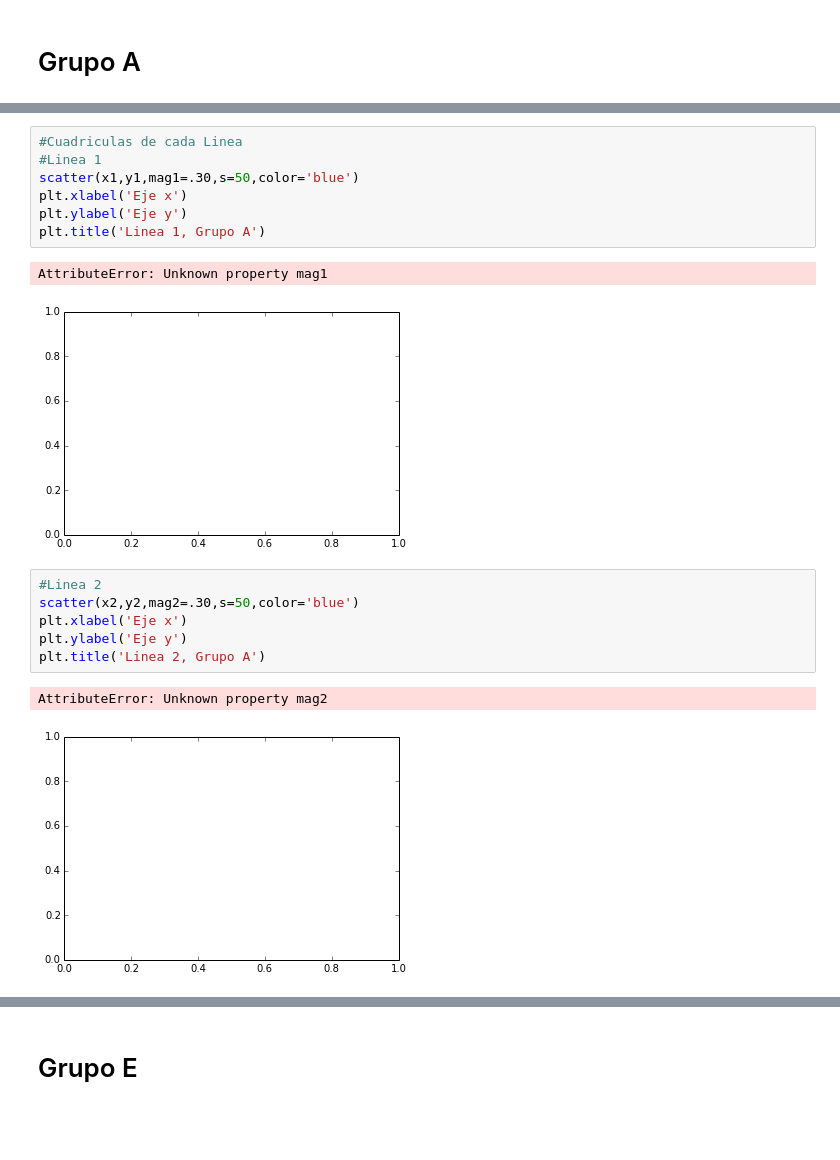
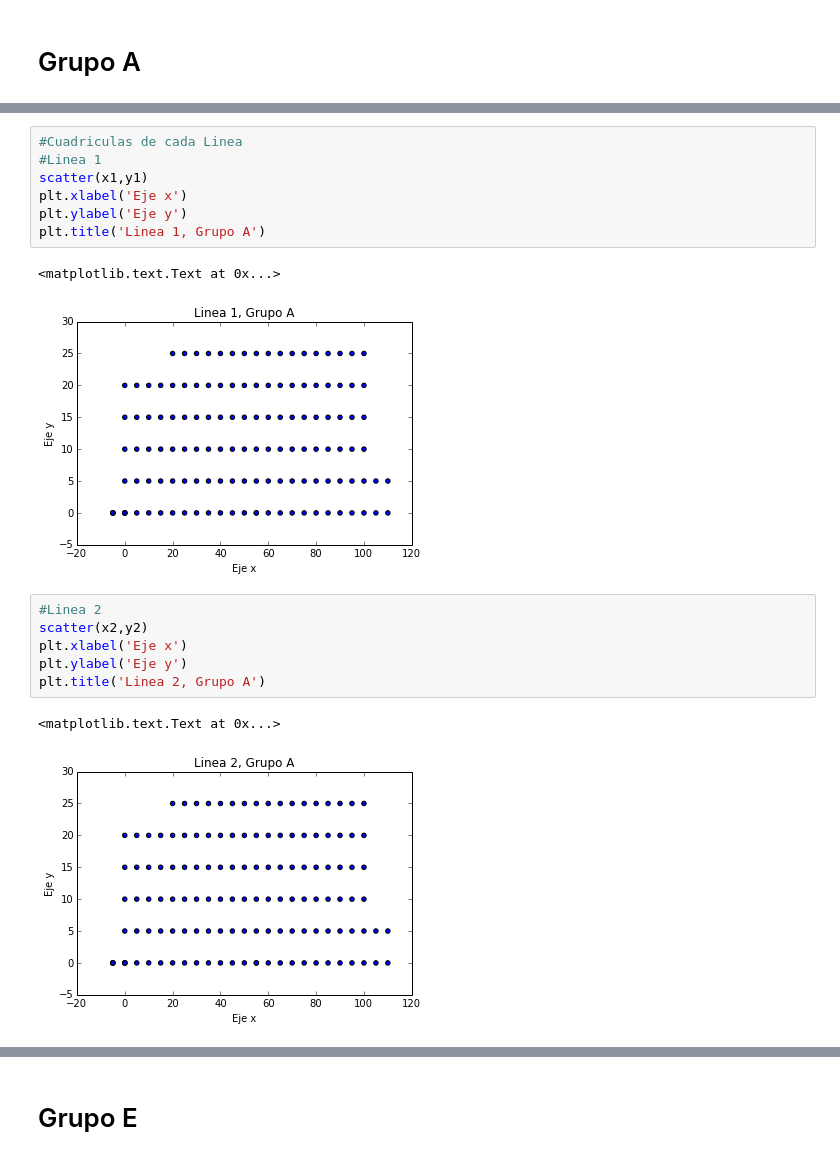
Before and after one commit to manuel426/Magnetometr-a, a Jupyter notebook: Untitled0.ipynb, the cells around one changed output, grey strips where cells are left out. Cells and saved outputs as stored; diff of their text form; blank space fills up the shorter version.

```diff
--- a/Untitled0.ipynb
+++ b/Untitled0.ipynb
@@ -36,21 +34,21 @@ NameError: name 'A3' is not defined
 # %%
 #Cuadriculas de cada Linea
 #Linea 1
-scatter(x1,y1,mag1=.30,s=50,color='blue')
+scatter(x1,y1)
 plt.xlabel('Eje x')
 plt.ylabel('Eje y')
 plt.title('Linea 1, Grupo A')
 # %% [output]
-AttributeError: Unknown property mag1
+<matplotlib.text.Text at 0x...>
-[figure, old version]
+[figure, new version]
 # %%
 #Linea 2
-scatter(x2,y2,mag2=.30,s=50,color='blue')
+scatter(x2,y2)
 plt.xlabel('Eje x')
 plt.ylabel('Eje y')
 plt.title('Linea 2, Grupo A')
 # %% [output]
-AttributeError: Unknown property mag2
+<matplotlib.text.Text at 0x...>
-[figure, old version]
+[figure, new version]
 # %%
 #Linea 3
```
Also changed, not shown: parts of 18 cells of this notebook, 2 other files.
